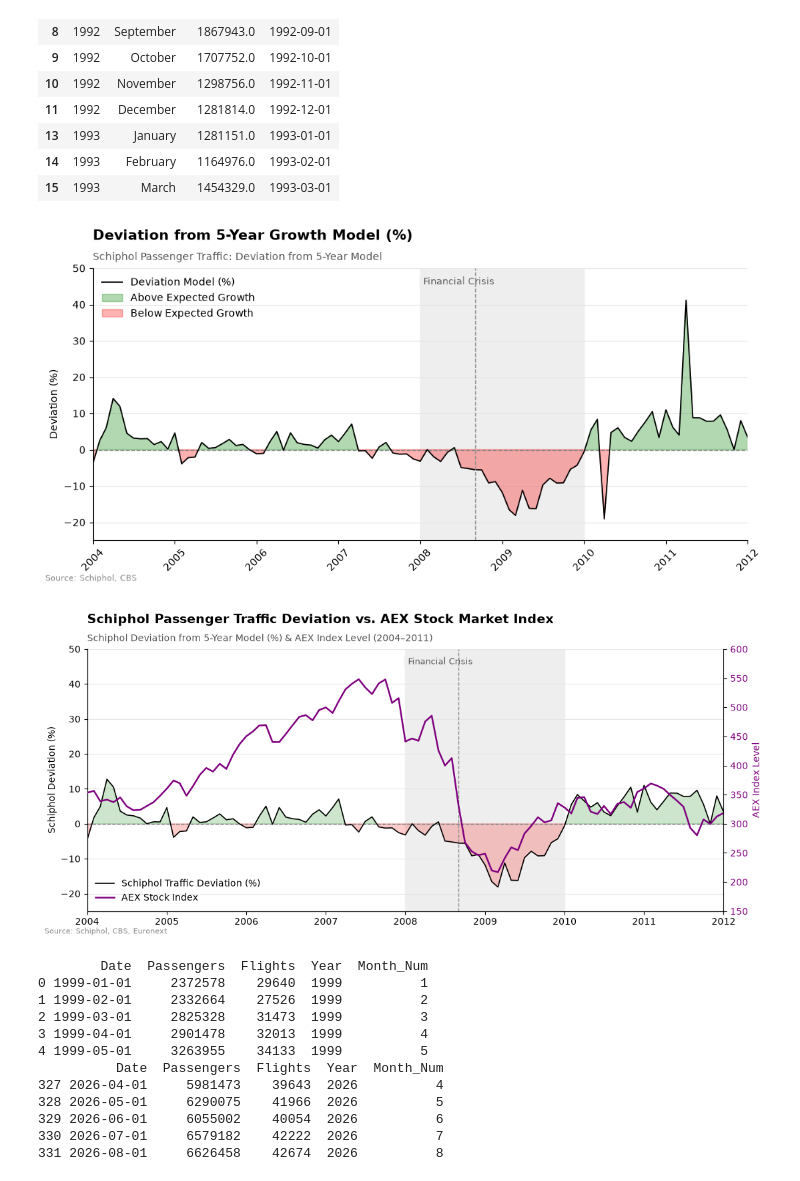
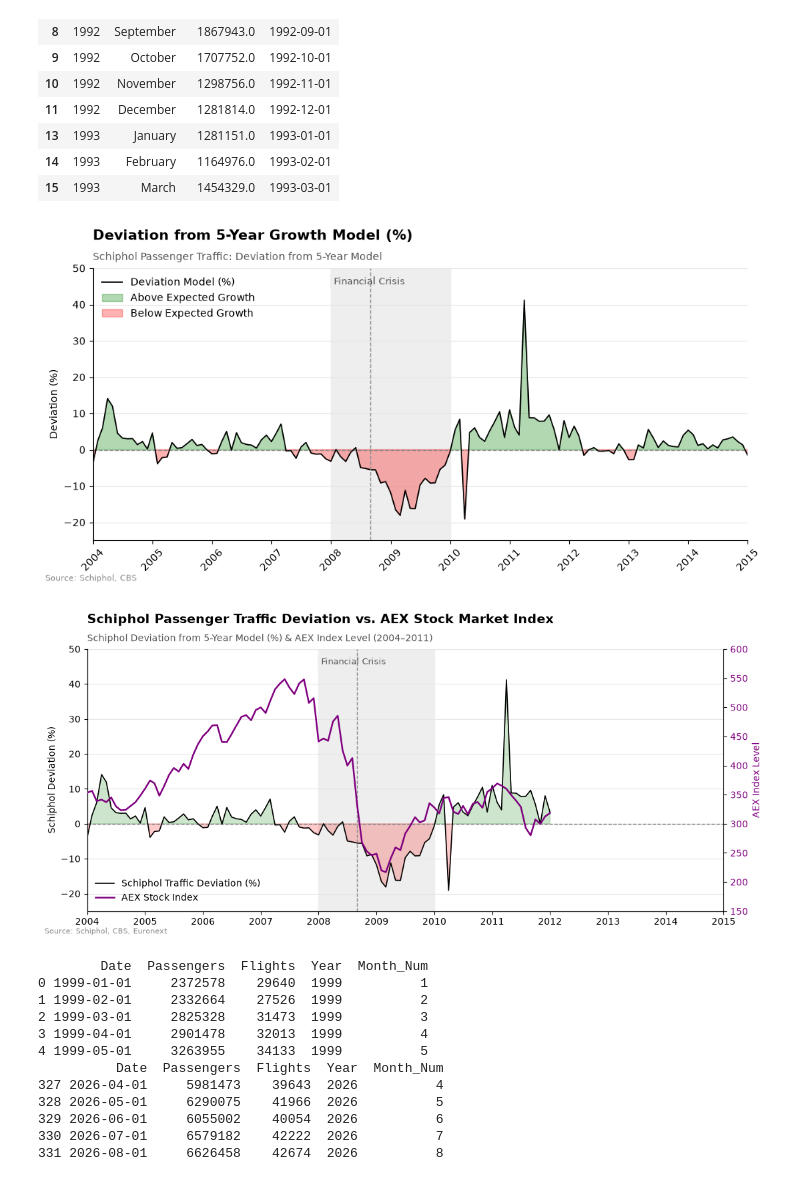
Before and after one commit to TIL6022-Python-Programming/Project_groep11, a Jupyter notebook: Financial_crisis_dataresults.ipynb, the cells around one changed output. Cells and saved outputs as stored; diff of their text form; code cells hidden in the pictures.

```diff
--- a/Financial_crisis_dataresults.ipynb
+++ b/Financial_crisis_dataresults.ipynb
@@ -74,7 +74,7 @@ shock_start = pd.Timestamp('2008-01-01')       # begin crisisperiode
 shock_end = pd.Timestamp('2010-01-01')         # einde crisisperiode
 base_start = pd.Timestamp('2004-01-01')        # 5 jaar ervoor
 index_start = base_start
-plot_end = pd.Timestamp('2012-01-01')          # Vaste einddatum voor de plot
+plot_end = pd.Timestamp('2015-01-01')          # Vaste einddatum voor de plot
 
 # Data inladen
 data_dir = Path('covid_data')
@@ -161,7 +161,7 @@ plt.xticks(rotation=45)
 plt.tight_layout()
 plt.show()
 # %% [output]
-[figure, old version]
+[figure, new version]
 # %%
 import pandas as pd
 import numpy as np
@@ -169,15 +169,6 @@ import matplotlib.pyplot as plt
 import matplotlib.dates as mdates
 from pathlib import Path
 
-# Instellingen (voor een andere gebeurtenis alleen dit aanpassen)
-event_name = 'Financial Crisis'
-event_date = pd.Timestamp('2008-09-01')        # Financial Crisis
-shock_start = pd.Timestamp('2008-01-01')       # begin crisisperiode
-shock_end = pd.Timestamp('2010-01-01')         # einde crisisperiode
-base_start = pd.Timestamp('2004-01-01')        # 5 jaar ervoor
-index_start = base_start                       # vanaf wanneer het 'normale niveau' wordt berekend
-base_label = str(index_start.year) + '-' + str(shock_start.year - 1)
-plot_end = pd.Timestamp('2012-01-01')          # Vaste einddatum voor de plot
 
 # 1. Laad en schone Schiphol-data op
 df = pd.read_excel("financial_data/Monthly_traffic_data_1992-current.xlsx", header=8)
@@ -220,18 +211,7 @@ for idx, row in df_sorted[df_sorted['Year'] >= 2004].iterrows():
     else:
         deviation = np.nan
 
-    # Uitschieters van april 2010 en april 2011 op NaN zetten om te interpoleren
-    if row['Date'] in [pd.Timestamp('2010-04-01'), pd.Timestamp('2011-04-01')]:
-        deviation = np.nan
 
-    results.append({
-        'Date': row['Date'],
-        'Deviation': deviation
-    })
-
-res_df = pd.DataFrame(results)
-res_window = res_df[(res_df['Date'] >= base_start) & (res_df['Date'] <= plot_end)].copy().reset_index(drop=True)
-res_window['Deviation'] = res_window['Deviation'].interpolate(method='linear')
 
 # 3. Laad en verwerk de AEX-dataset uit het geüploade CSV-bestand
 aex_df = pd.read_csv('financial_data/AEX Historische Data.csv')
@@ -276,34 +256,34 @@ fig, ax1 = make_figure(
 dates = merged_df['Date'].values
 devs = merged_df['Deviation'].values
 aex_vals = merged_df['AEX'].values
 
 # Primaire as (Links): Schiphol Passagiersafwijking (%)
 ax1.plot(dates, devs, color='black', linewidth=1.2, label='Schiphol Traffic Deviation (%)', zorder=3)
 ax1.fill_between(dates, devs, 0, where=(devs >= 0), color='green', alpha=0.2, interpolate=True)
 ax1.fill_between(dates, devs, 0, where=(devs < 0), color='red', alpha=0.2, interpolate=True)
 ax1.axhline(0, linestyle='--', color='gray', linewidth=1)
 
 mark_event(ax1)
 ax1.tick_params(axis='y', labelcolor='black')
 ax1.set_ylim(-25, 50)
 
 # Secundaire as (Rechts): AEX Beursindex
 ax2 = ax1.twinx()
 ax2.plot(dates, aex_vals, color='purple', linewidth=1.8, linestyle='-', label='AEX Stock Index', zorder=5)
 ax2.set_ylabel('AEX Index Level', color='purple')
 ax2.tick_params(axis='y', labelcolor='purple')
 ax2.set_ylim(150, 600)
 ax2.spines['top'].set_visible(False)
 
 # Legenda combineren
 lines_1, labels_1 = ax1.get_legend_handles_labels()
 lines_2, labels_2 = ax2.get_legend_handles_labels()
 ax1.legend(lines_1 + lines_2, labels_1 + labels_2, loc='lower left', frameon=False)
 
 plt.tight_layout()
 plt.show()
 # %% [output]
-[figure, old version]
+[figure, new version]
 # %%
 import pandas as pd
 import numpy as np
```
